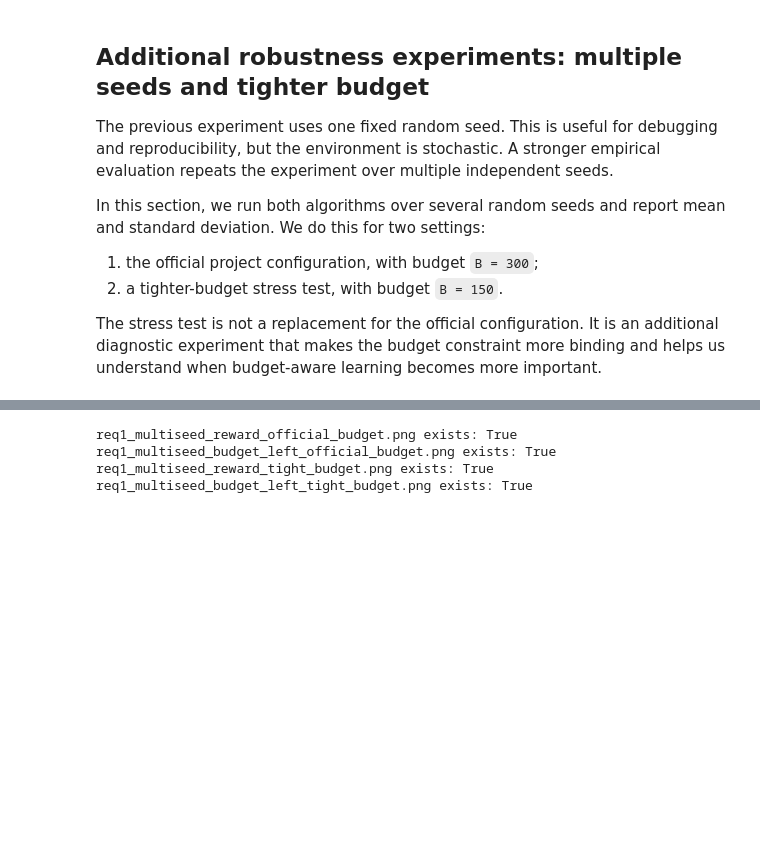
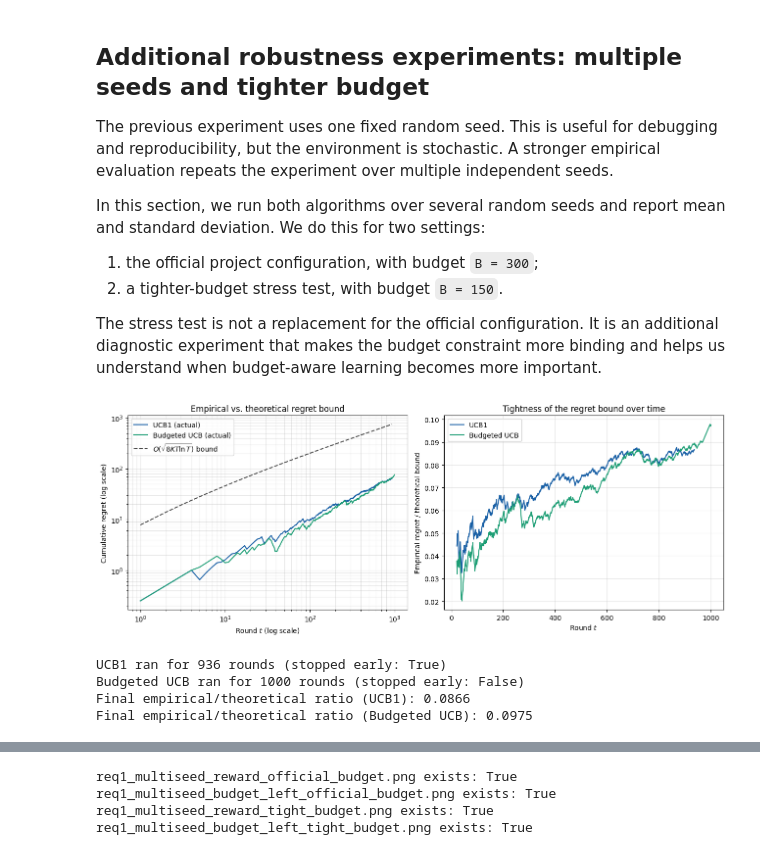
Before and after one commit to FoadZahediLabaf/OnlineAdvertisingBiddingStrategy, a Jupyter notebook: notebooks/req1_single_campaign.ipynb, the cells around one changed output, grey strips where cells are left out. Cells and saved outputs as stored; diff of their text form; code cells hidden in the pictures; blank space fills up the shorter version.

```diff
--- a/notebooks/req1_single_campaign.ipynb
+++ b/notebooks/req1_single_campaign.ipynb
@@ -919,3 +928,51 @@ In this section, we run both algorithms over several random seeds and report mea
 2. a tighter-budget stress test, with budget `B = 150`.
 
 The stress test is not a replacement for the official configuration. It is an additional diagnostic experiment that makes the budget constraint more binding and helps us understand when budget-aware learning becomes more important.
+# %%
+# ── Sublinear regret verification: empirical vs. theoretical UCB1 bound ────
+fig, axes = plt.subplots(1, 2, figsize=(13, 5))
+
+K = len(bids)
+
+def theoretical_bound_for(n_rounds):
+    t_range = np.arange(1, n_rounds + 1)
+    return t_range, np.sqrt(8 * K * t_range * np.log(t_range + 1))
+
+# Each algorithm may stop at a different round if budget is exhausted early.
+ucb1_t_range, ucb1_bound = theoretical_bound_for(len(ucb1_df))
+budgeted_t_range, budgeted_bound = theoretical_bound_for(len(budgeted_ucb_df))
+
+axes[0].loglog(ucb1_df["round"], ucb1_df["cumulative_regret"], label="UCB1 (actual)", color="#185FA5")
+axes[0].loglog(budgeted_ucb_df["round"], budgeted_ucb_df["cumulative_regret"], label="Budgeted UCB (actual)", color="#1D9E75")
+axes[0].loglog(ucb1_t_range, ucb1_bound, "k--", label=r"$O(\sqrt{8KT\ln T})$ bound", alpha=0.7)
+axes[0].set_xlabel("Round $t$ (log scale)")
+axes[0].set_ylabel("Cumulative regret (log scale)")
+axes[0].set_title("Empirical vs. theoretical regret bound")
+axes[0].legend()
+axes[0].grid(True, which="both", alpha=0.3)
+
+ucb1_ratio = ucb1_df["cumulative_regret"].values / (ucb1_bound + 1e-9)
+budgeted_ratio = budgeted_ucb_df["cumulative_regret"].values / (budgeted_bound + 1e-9)
+
+axes[1].plot(ucb1_t_range[20:], ucb1_ratio[20:], label="UCB1", color="#185FA5")
+axes[1].plot(budgeted_t_range[20:], budgeted_ratio[20:], label="Budgeted UCB", color="#1D9E75")
+axes[1].set_xlabel("Round $t$")
+axes[1].set_ylabel("Empirical regret / theoretical bound")
+axes[1].set_title("Tightness of the regret bound over time")
+axes[1].legend()
+axes[1].grid(True, alpha=0.3)
+
+plt.tight_layout()
+plt.savefig(plots_dir / "req1_regret_vs_theoretical_bound.png", dpi=200)
+plt.show()
+
+print(f"UCB1 ran for {len(ucb1_df)} rounds (stopped early: {len(ucb1_df) < horizon})")
+print(f"Budgeted UCB ran for {len(budgeted_ucb_df)} rounds (stopped early: {len(budgeted_ucb_df) < horizon})")
+print("Final empirical/theoretical ratio (UCB1):", round(ucb1_ratio[-1], 4))
+print("Final empirical/theoretical ratio (Budgeted UCB):", round(budgeted_ratio[-1], 4))
+# %% [output]
+[figure, added]
+UCB1 ran for 936 rounds (stopped early: True)
+Budgeted UCB ran for 1000 rounds (stopped early: False)
+Final empirical/theoretical ratio (UCB1): 0.0866
+Final empirical/theoretical ratio (Budgeted UCB): 0.0975
```
Also changed, not shown: parts of 28 cells of this notebook, 16 other files.
